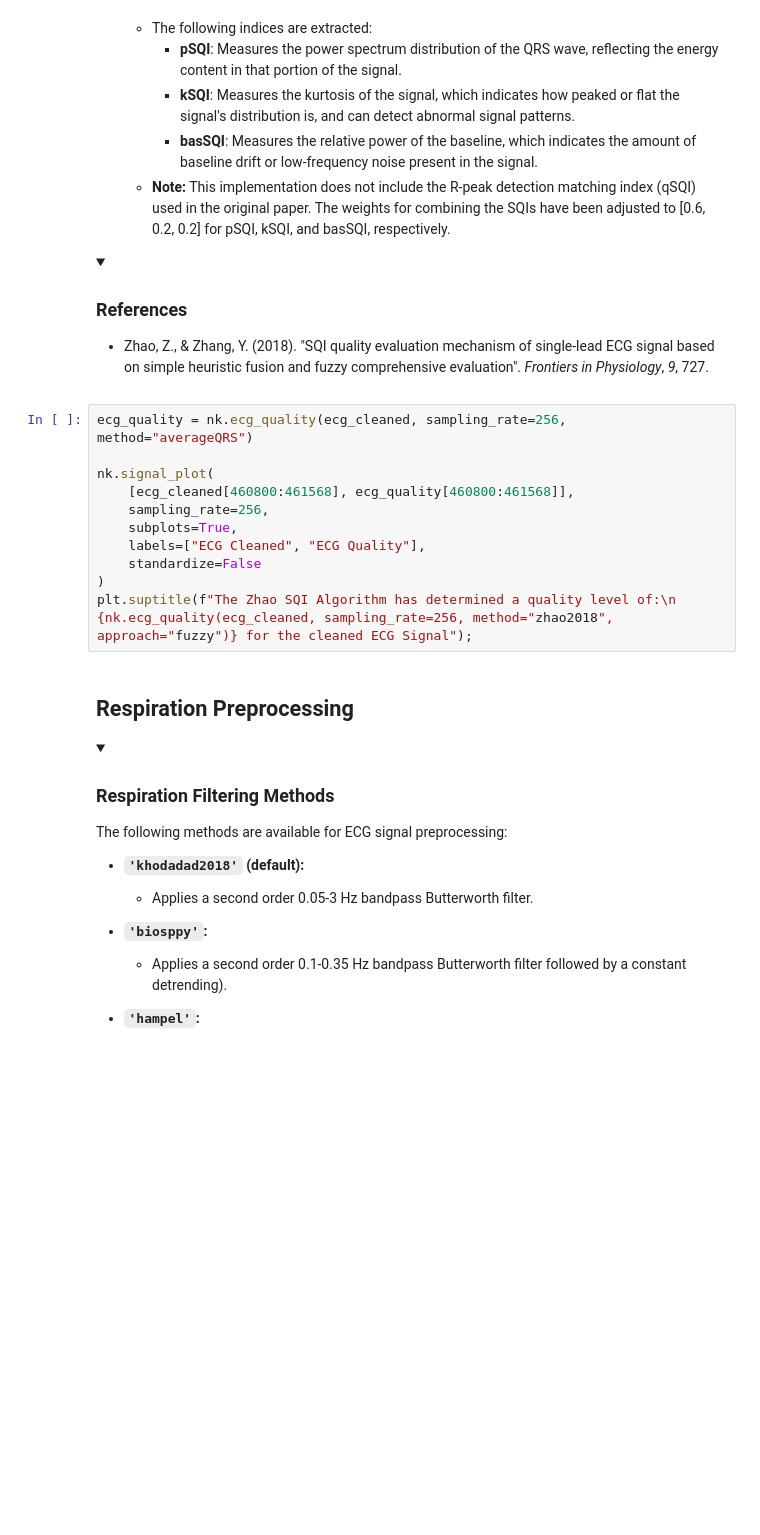
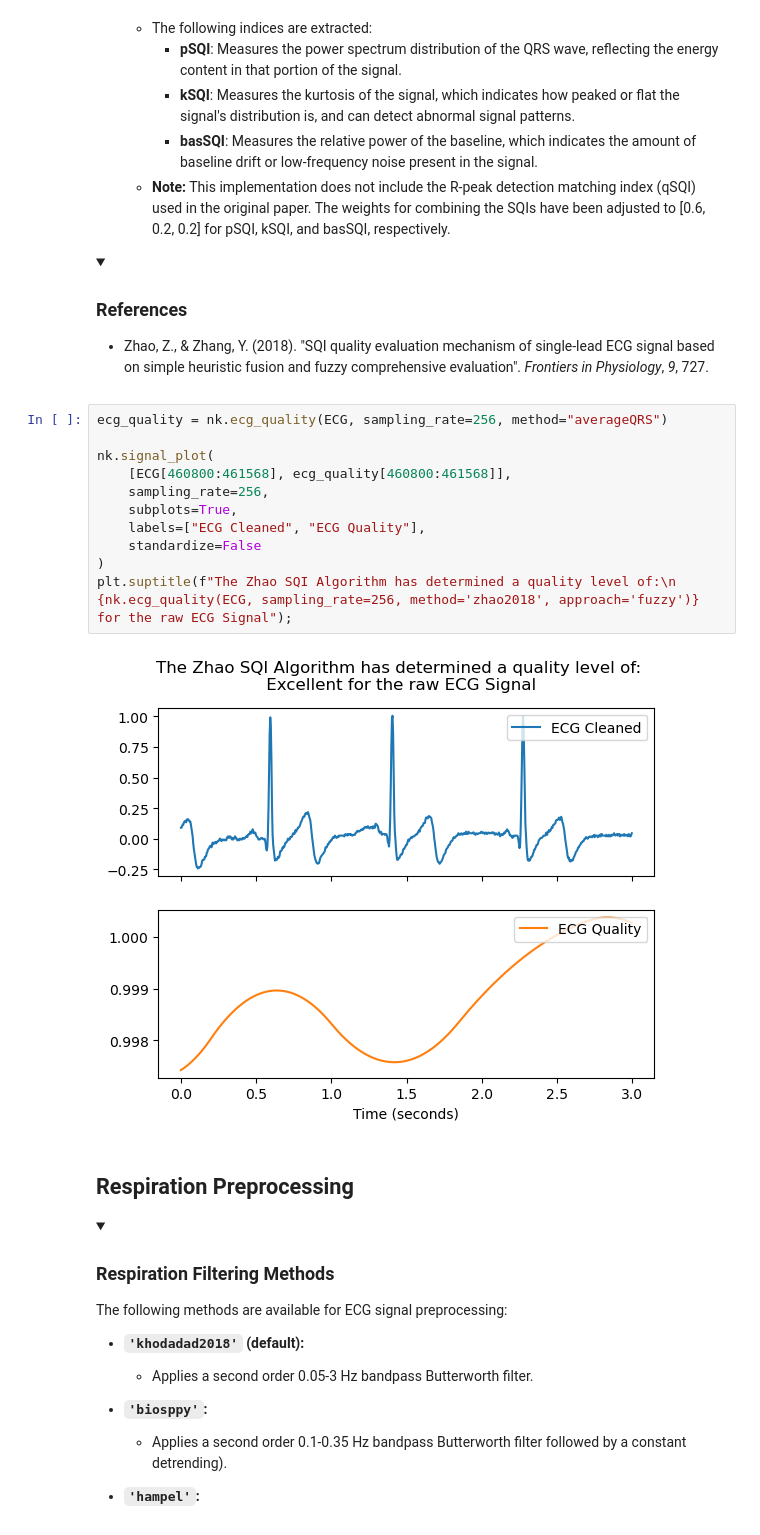
Before and after one commit to artjsalina5/Biosignal_process, a Jupyter notebook: Processing Pipeline.ipynb, the cells around one changed output. Drawn from its saved outputs; the diff is of its cells as text; folded sections open; blank space fills up the shorter version.

```diff
--- a/Processing Pipeline.ipynb
+++ b/Processing Pipeline.ipynb
@@ -203,16 +202,18 @@ The following methods are available for ECG signal quality measurement:
 
 </details>
 # %%
-ecg_quality = nk.ecg_quality(ecg_cleaned, sampling_rate=256, method="averageQRS")
+ecg_quality = nk.ecg_quality(ECG, sampling_rate=256, method="averageQRS")
 
 nk.signal_plot(
-    [ecg_cleaned[460800:461568], ecg_quality[460800:461568]],
+    [ECG[460800:461568], ecg_quality[460800:461568]],
     sampling_rate=256,
     subplots=True,
     labels=["ECG Cleaned", "ECG Quality"],
     standardize=False
 )
-plt.suptitle(f"The Zhao SQI Algorithm has determined a quality level of:\n {nk.ecg_quality(ecg_cleaned, sampling_rate=256, method="zhao2018", approach="fuzzy")} for the cleaned ECG Signal");
+plt.suptitle(f"The Zhao SQI Algorithm has determined a quality level of:\n {nk.ecg_quality(ECG, sampling_rate=256, method='zhao2018', approach='fuzzy')} for the raw ECG Signal");
+# %% [output]
+[figure, added]
 # %% [markdown]
 ## Respiration Preprocessing
 <details>
```
Also changed, not shown: parts of 24 cells of this notebook, 3 other files.
